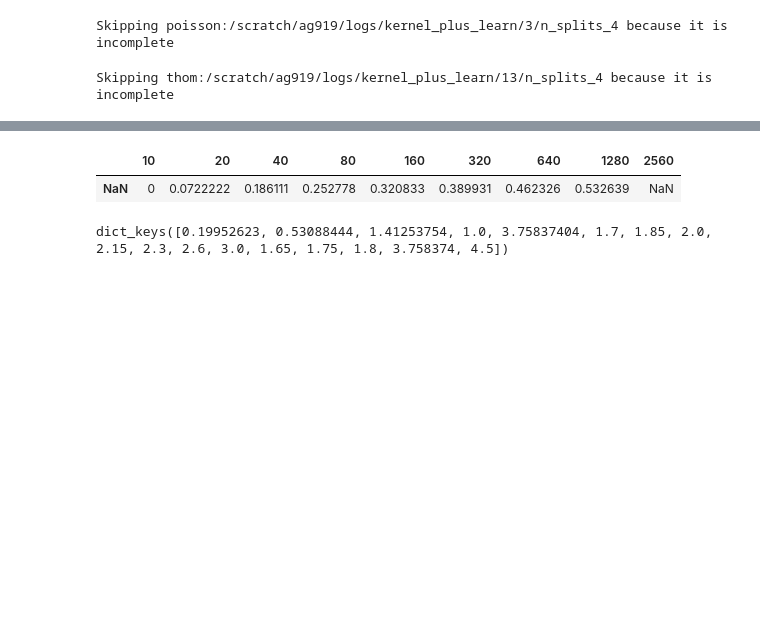
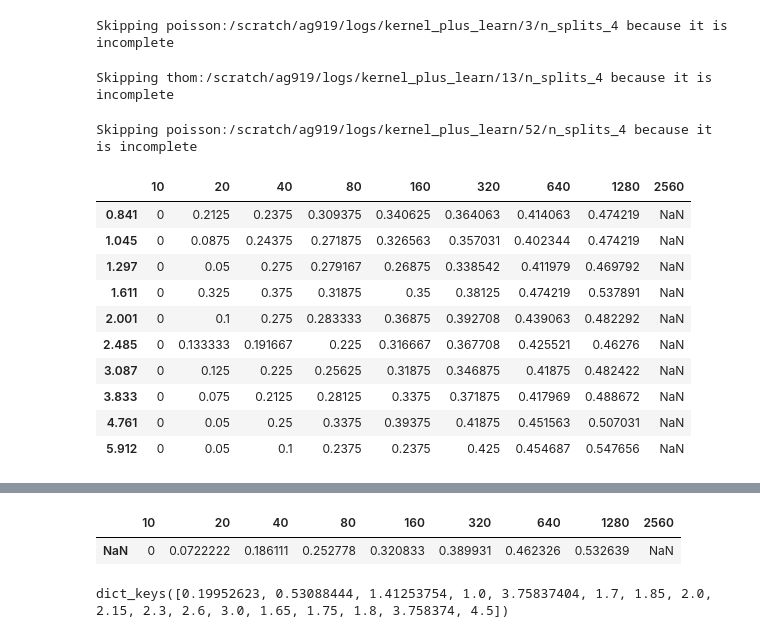
Before and after one commit to rhaps0dy/cnn-limits, a Jupyter notebook: notebooks/Inner TICK plots.ipynb, the cells around one changed output, grey strips where cells are left out. Drawn from its saved outputs; the diff is of its cells as text; code cells hidden in the pictures; blank space fills up the shorter version.

```diff
--- a/notebooks/Inner TICK plots.ipynb
+++ b/notebooks/Inner TICK plots.ipynb
@@ -216,0 +244,4 @@ tick_v4_df, tick_v4_err = plottable_sweep(*args_v4)
+# %%
+args_myrtlebastard_v3 = build_sweep(myrtlebastard_v3_paths, 'MyrtleBastard_v3_sweep', "n_splits_4")
+# %% [output]
+Skipping poisson:/scratch/ag919/logs/kernel_plus_learn/52/n_splits_4 because it is incomplete
@@ -216,0 +250,14 @@ tick_v4_df, tick_v4_err = plottable_sweep(*args_v4)
+# %%
+myrtlebastard_v3_df
+# %% [output]
+|  | 10 | 20 | 40 | 80 | 160 | 320 | 640 | 1280 | 2560 |
+| 0.841 | 0 | 0.2125 | 0.2375 | 0.309375 | 0.340625 | 0.364063 | 0.414063 | 0.474219 | NaN |
+| 1.045 | 0 | 0.0875 | 0.24375 | 0.271875 | 0.326563 | 0.357031 | 0.402344 | 0.474219 | NaN |
+| 1.297 | 0 | 0.05 | 0.275 | 0.279167 | 0.26875 | 0.338542 | 0.411979 | 0.469792 | NaN |
+| 1.611 | 0 | 0.325 | 0.375 | 0.31875 | 0.35 | 0.38125 | 0.474219 | 0.537891 | NaN |
+| 2.001 | 0 | 0.1 | 0.275 | 0.283333 | 0.36875 | 0.392708 | 0.439063 | 0.482292 | NaN |
+| 2.485 | 0 | 0.133333 | 0.191667 | 0.225 | 0.316667 | 0.367708 | 0.425521 | 0.46276 | NaN |
+| 3.087 | 0 | 0.125 | 0.225 | 0.25625 | 0.31875 | 0.346875 | 0.41875 | 0.482422 | NaN |
+| 3.833 | 0 | 0.075 | 0.2125 | 0.28125 | 0.3375 | 0.371875 | 0.417969 | 0.488672 | NaN |
+| 4.761 | 0 | 0.05 | 0.25 | 0.3375 | 0.39375 | 0.41875 | 0.451563 | 0.507031 | NaN |
+| 5.912 | 0 | 0.05 | 0.1 | 0.2375 | 0.2375 | 0.425 | 0.454687 | 0.547656 | NaN |
```
Also changed, not shown: parts of 10 cells of this notebook, 12 other files.
